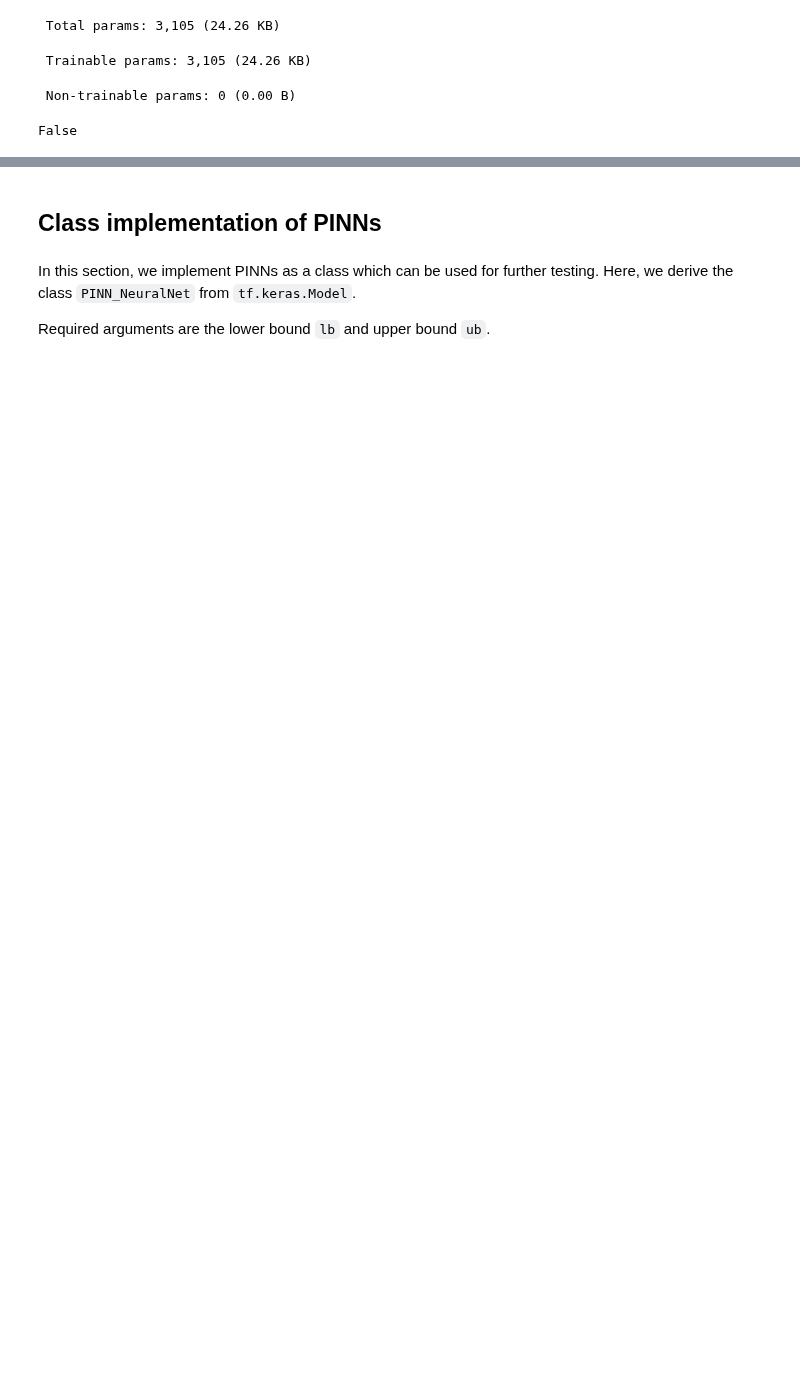
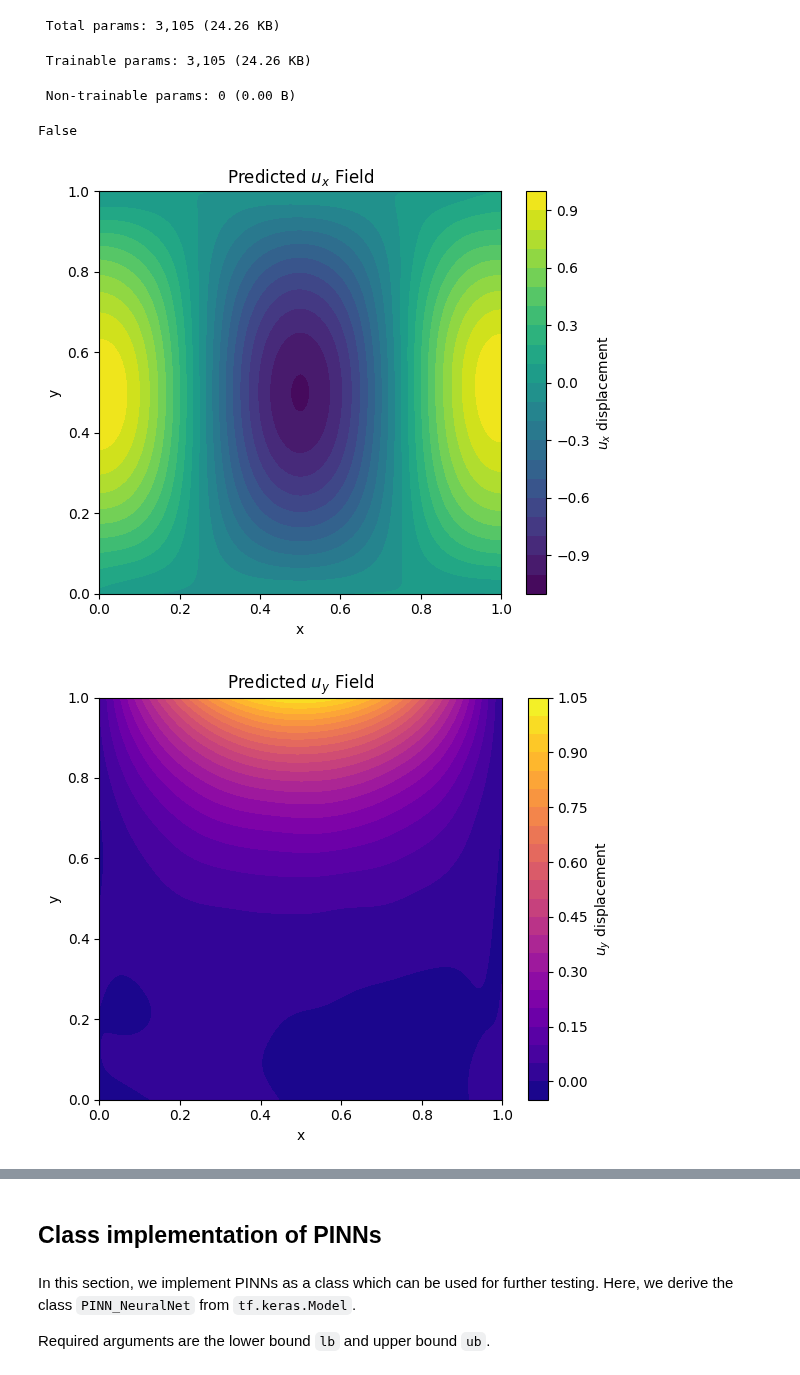
Before and after one commit to submerged-in-matrix/PINN_2D_Elasticity, a Jupyter notebook: Notebook/P_3_PINN_Linear_Elasticity.ipynb, the cells around one changed output, grey strips where cells are left out. Cells and saved outputs as stored; diff of their text form; code cells hidden in the pictures; blank space fills up the shorter version.

```diff
--- a/Notebook/P_3_PINN_Linear_Elasticity.ipynb
+++ b/Notebook/P_3_PINN_Linear_Elasticity.ipynb
@@ -753,3 +756,28 @@ Model: "functional_2"
 PINN.compiled_metrics == None
 # %% [output]
 False
+# %%
+import matplotlib.pyplot as plt
+
+# Ux displacement
+plt.figure(figsize=(6,5))
+plt.tricontourf(Xgrid[:,0], Xgrid[:,1], Ux_pred.numpy().flatten(), 20, cmap='viridis')
+plt.colorbar(label='$u_x$ displacement')
+plt.xlabel('x')
+plt.ylabel('y')
+plt.title('Predicted $u_x$ Field')
+plt.tight_layout()
+plt.show()
+
+# Uy displacement
+plt.figure(figsize=(6,5))
+plt.tricontourf(Xgrid[:,0], Xgrid[:,1], Uy_pred.numpy().flatten(), 20, cmap='plasma')
+plt.colorbar(label='$u_y$ displacement')
+plt.xlabel('x')
+plt.ylabel('y')
+plt.title('Predicted $u_y$ Field')
+plt.tight_layout()
+plt.show()
+# %% [output]
+[figure, added]
+[figure, added]
```
Also changed, not shown: parts of 11 cells of this notebook.
